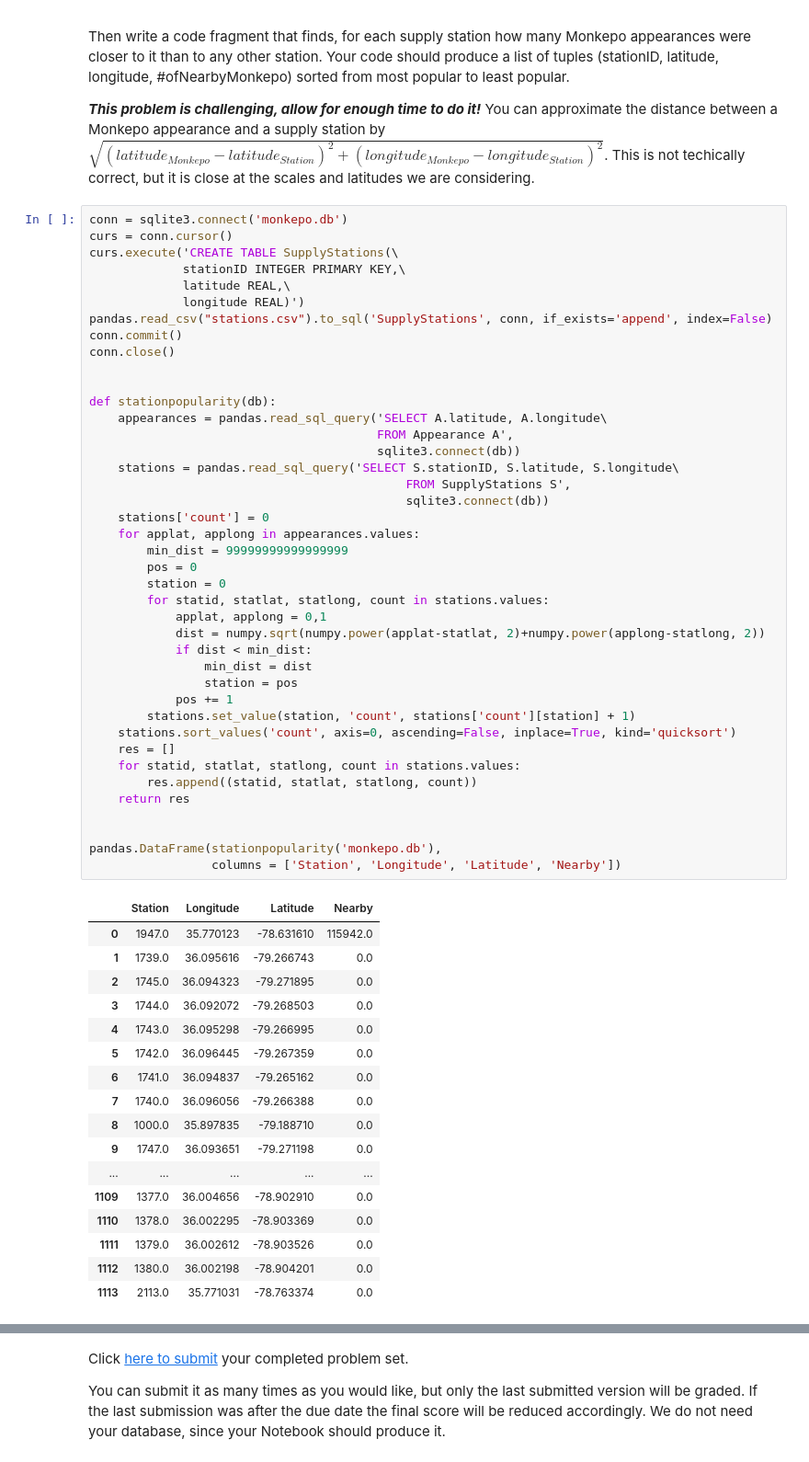
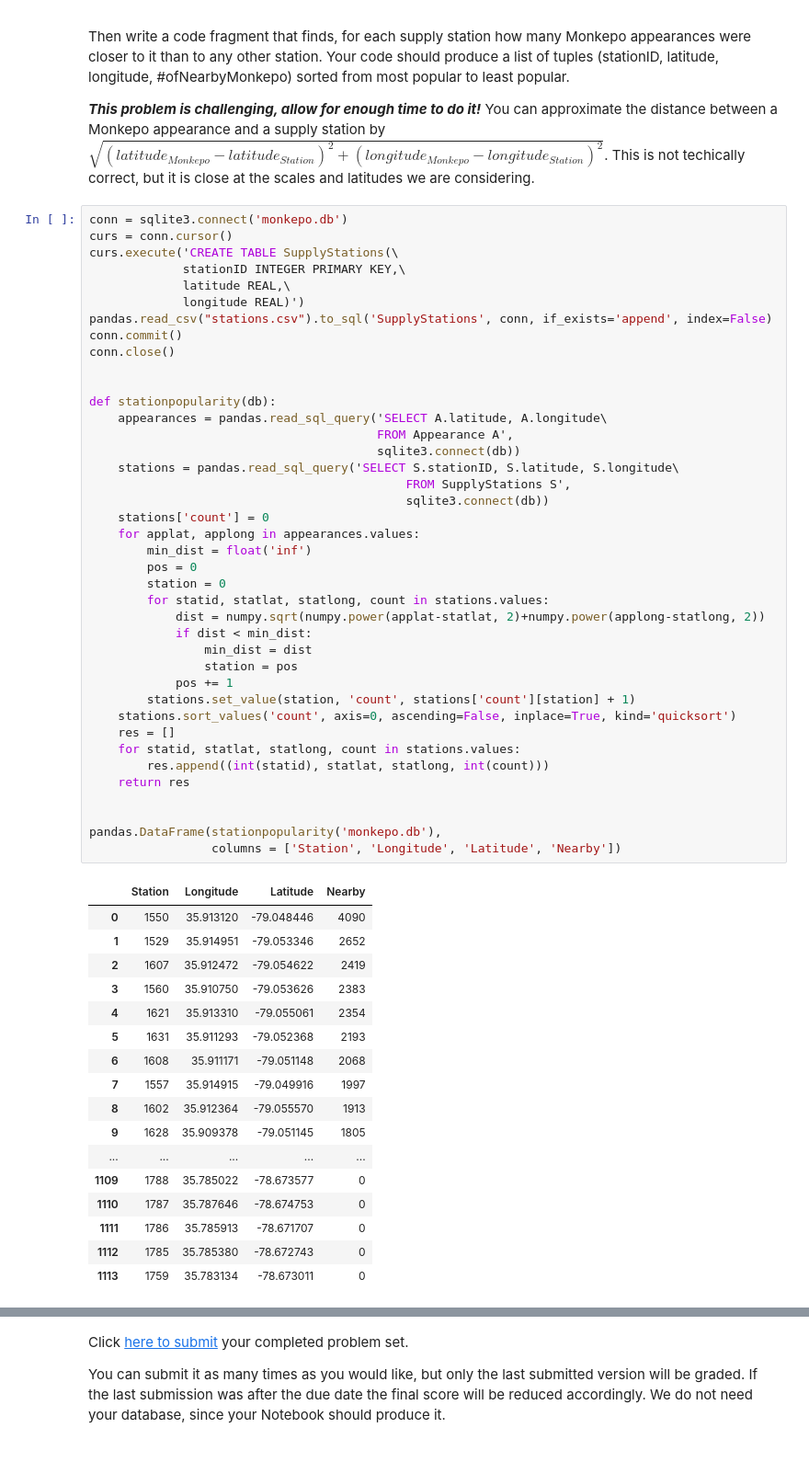
Before and after one commit to jebarb/databases, a Jupyter notebook: hw3/ProblemSet03.ipynb, the cells around one changed output, grey strips where cells are left out. Shown at 92% size. Cells and saved outputs as stored; diff of their text form.

```diff
--- a/hw3/ProblemSet03.ipynb
+++ b/hw3/ProblemSet03.ipynb
@@ -275,52 +275,51 @@ conn.close()
 
 
 def stationpopularity(db):
     appearances = pandas.read_sql_query('SELECT A.latitude, A.longitude\
                                         FROM Appearance A',
                                         sqlite3.connect(db))
     stations = pandas.read_sql_query('SELECT S.stationID, S.latitude, S.longitude\
                                             FROM SupplyStations S',
                                             sqlite3.connect(db))
     stations['count'] = 0
     for applat, applong in appearances.values:
-        min_dist = 99999999999999999
+        min_dist = float('inf')
         pos = 0
         station = 0
         for statid, statlat, statlong, count in stations.values:
-            applat, applong = 0,1
             dist = numpy.sqrt(numpy.power(applat-statlat, 2)+numpy.power(applong-statlong, 2))
             if dist < min_dist:
                 min_dist = dist
                 station = pos
             pos += 1
         stations.set_value(station, 'count', stations['count'][station] + 1)
     stations.sort_values('count', axis=0, ascending=False, inplace=True, kind='quicksort')
     res = []
     for statid, statlat, statlong, count in stations.values:
-        res.append((statid, statlat, statlong, count))
+        res.append((int(statid), statlat, statlong, int(count)))
     return res
 
 
 pandas.DataFrame(stationpopularity('monkepo.db'),
                  columns = ['Station', 'Longitude', 'Latitude', 'Nearby'])
 # %% [output]
 |  | Station | Longitude | Latitude | Nearby |
-| 0 | 1947.0 | 35.770123 | -78.631610 | 115942.0 |
-| 1 | 1739.0 | 36.095616 | -79.266743 | 0.0 |
-| 2 | 1745.0 | 36.094323 | -79.271895 | 0.0 |
-| 3 | 1744.0 | 36.092072 | -79.268503 | 0.0 |
-| 4 | 1743.0 | 36.095298 | -79.266995 | 0.0 |
-| 5 | 1742.0 | 36.096445 | -79.267359 | 0.0 |
-| 6 | 1741.0 | 36.094837 | -79.265162 | 0.0 |
-| 7 | 1740.0 | 36.096056 | -79.266388 | 0.0 |
-| 8 | 1000.0 | 35.897835 | -79.188710 | 0.0 |
-| 9 | 1747.0 | 36.093651 | -79.271198 | 0.0 |
+| 0 | 1550 | 35.913120 | -79.048446 | 4090 |
+| 1 | 1529 | 35.914951 | -79.053346 | 2652 |
+| 2 | 1607 | 35.912472 | -79.054622 | 2419 |
+| 3 | 1560 | 35.910750 | -79.053626 | 2383 |
+| 4 | 1621 | 35.913310 | -79.055061 | 2354 |
+| 5 | 1631 | 35.911293 | -79.052368 | 2193 |
+| 6 | 1608 | 35.911171 | -79.051148 | 2068 |
+| 7 | 1557 | 35.914915 | -79.049916 | 1997 |
+| 8 | 1602 | 35.912364 | -79.055570 | 1913 |
+| 9 | 1628 | 35.909378 | -79.051145 | 1805 |
 | ... | ... | ... | ... | ... |
-| 1109 | 1377.0 | 36.004656 | -78.902910 | 0.0 |
-| 1110 | 1378.0 | 36.002295 | -78.903369 | 0.0 |
-| 1111 | 1379.0 | 36.002612 | -78.903526 | 0.0 |
-| 1112 | 1380.0 | 36.002198 | -78.904201 | 0.0 |
-| 1113 | 2113.0 | 35.771031 | -78.763374 | 0.0 |
+| 1109 | 1788 | 35.785022 | -78.673577 | 0 |
+| 1110 | 1787 | 35.787646 | -78.674753 | 0 |
+| 1111 | 1786 | 35.785913 | -78.671707 | 0 |
+| 1112 | 1785 | 35.785380 | -78.672743 | 0 |
+| 1113 | 1759 | 35.783134 | -78.673011 | 0 |
 1114 rows × 4 columns
 # %% [markdown]
 Click [here to submit](http://csbio.unc.edu/mcmillan/index.py?run=PS.upload) your completed problem set.
```
Also changed, not shown: parts of 1 cell of this notebook, 1 other file.
